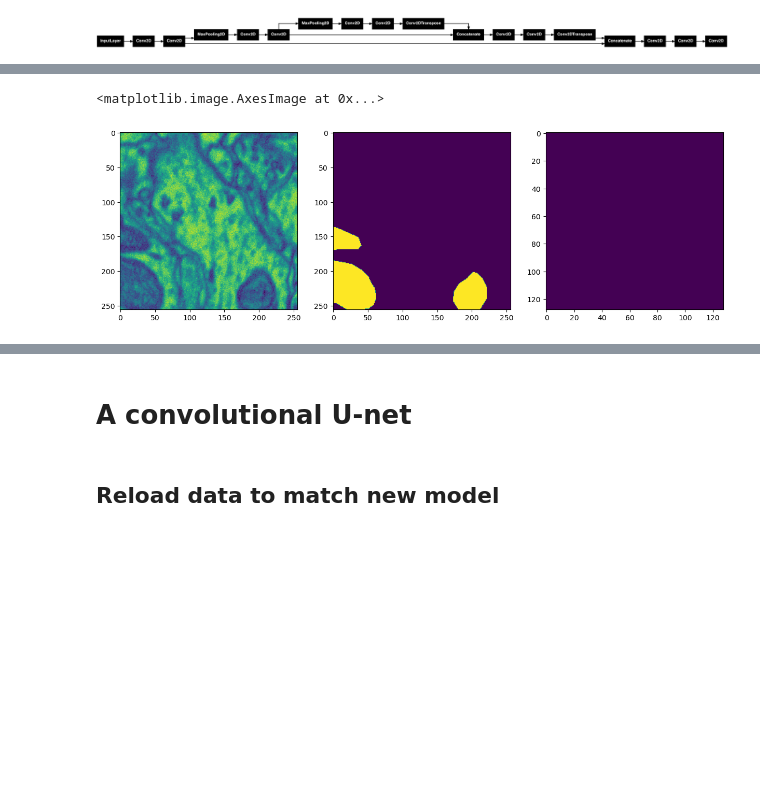
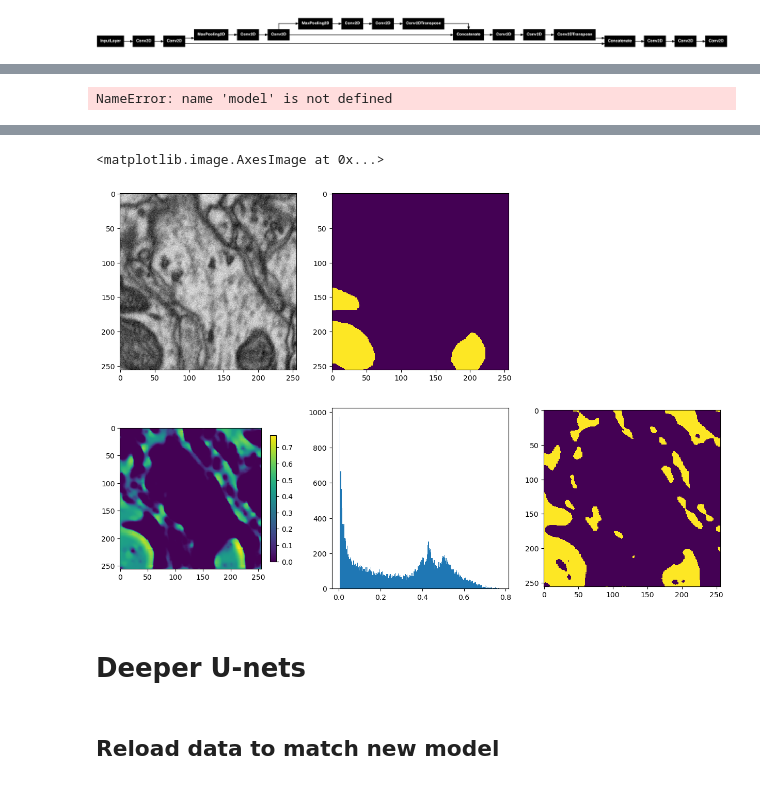
Before and after one commit to ImagingLectures/Quantitative-Big-Imaging-2025, a Jupyter notebook: Lectures/Lecture-05/UNET_workbench.ipynb, the cells around one changed output, grey strips where cells are left out. Saved outputs shown, nothing was run; the diff lists cells and outputs as text; code cells hidden in the pictures; blank space fills up the shorter version.

```diff
--- a/Lectures/Lecture-05/UNET_workbench.ipynb
+++ b/Lectures/Lecture-05/UNET_workbench.ipynb
@@ -56,10 +67,14 @@ train_mask_paths  = crop_and_convert('training_groundtruth.tif', 'trainingGT_{0:
 # %%
-def parse_image_function(image_path, mask_path, img_size=(128, 128), channels=3):
+def parse_image_function(image_path, mask_path, img_size=(N, N), channels=1):
     # Load and preprocess the input image
     image = tf.io.read_file(image_path)
     image = tf.image.decode_png(image, channels=channels)
     image = tf.image.resize(image, img_size)
-    image = tf.cast(image, tf.float32) / 255.0
+    image = tf.cast(image, tf.float32)
+
+    mean, variance = tf.nn.moments(image, axes=[0, 1, 2])  # or other relevant axes
+    std = tf.sqrt(variance)
+    image = (image - mean) / (std + 1e-8)
 
     # Load and preprocess the corresponding mask
     mask = tf.io.read_file(mask_path)
@@ -189,15 +227,0 @@ Epoch 20/20
-# %%
-def predict_segmentation(model, image_path, img_size=(128,128)):
-    image = tf.io.read_file(image_path)
-    image = tf.image.decode_png(image, channels=3)
-    image = tf.image.resize(image, img_size)
-    image = tf.cast(image, tf.float32) / 255.0
-    image = tf.expand_dims(image, axis=0)  # add batch dimension
-
-    pred_mask = model.predict(image)[0]
-    # For binary segmentation, threshold the prediction
-    pred_mask = (pred_mask > 0.5).astype("uint8")
-    return pred_mask
-
-# Example usage:
-predicted_mask = predict_segmentation(model, 'validation_0000.png')
@@ -206,10 +228,30 @@ predicted_mask = predict_segmentation(model, 'validation_0000.png')
-# %%
-fig,ax= plt.subplots(1,3,figsize=(15,5))
-img=plt.imread('validation_0000.png')
-mask = plt.imread('validationGT_0000.png')
-ax[0].imshow(img)
-ax[1].imshow(mask)
-ax[2].imshow(predicted_mask)
-# %% [output]
-<matplotlib.image.AxesImage at 0x...>
-[figure, removed]
+# %%
+from tensorflow.keras.utils import plot_model
+
+plot_model(model,
+           to_file='model_reduced.png',
+           show_shapes=False,      # Hide output shapes
+           show_layer_names=False, # Hide layer names
+  rankdir='LR')           # Layout from left-to-right
+# %% [output]
+NameError: name 'model' is not defined
+# %%
+# Example usage:
+idx = 0
+imgname = 'validation_{0:04d}.png'.format(idx)
+valname = 'validationGT_{0:04d}.png'.format(idx)
+predicted_mask = predict_segmentation(model, imgname,threshold=None)
+
+fig,ax= plt.subplots(2,3,figsize=(15,10))
+ax=ax.ravel();
+
+img=plt.imread(imgname)
+mask = plt.imread(valname)
+ax[0].imshow(img,cmap='gray')
+ax[1].imshow(mask,interpolation='none')
+ax[2].axis('off')
+aa=ax[3].imshow(predicted_mask,interpolation='none',cmap='viridis')
+fig.colorbar(aa, ax=ax[3], shrink=0.7)
+ax[4].hist(predicted_mask[predicted_mask>0.005].ravel(),bins=256);
+ax[5].imshow(predicted_mask>0.35, interpolation='none')
+# %% [output]
@@ -216,2 +259,4 @@ ax[2].imshow(predicted_mask)
+<matplotlib.image.AxesImage at 0x...>
+[figure, added]
 # %% [markdown]
-# A convolutional U-net
+# Deeper U-nets
```
Also changed, not shown: parts of 31 cells of this notebook, 2 other files.
